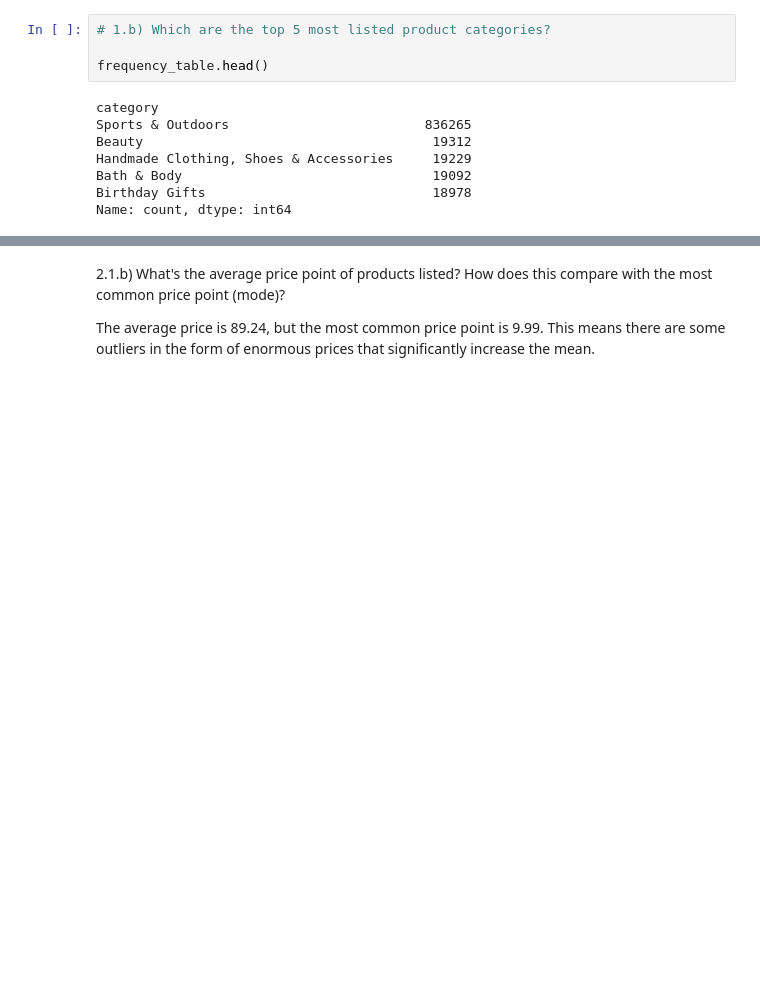
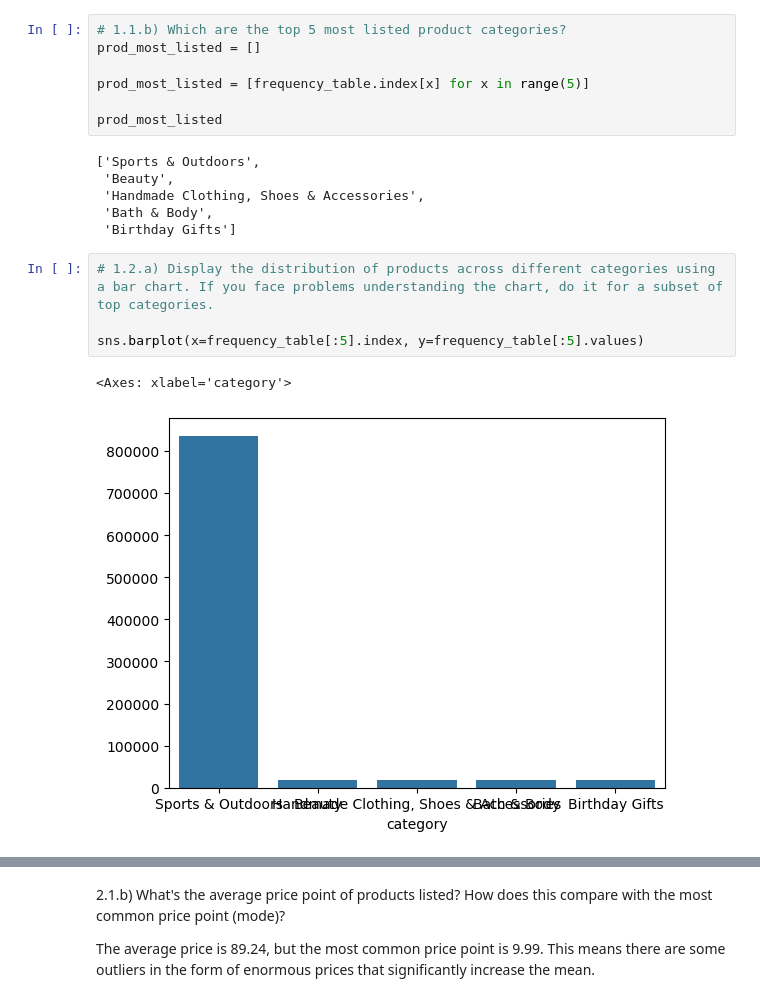
Before and after one commit to ivanalonsom/lab-eda-univariate, a Jupyter notebook: main.ipynb, the cells around one changed output, grey strips where cells are left out. Cells and saved outputs as stored; diff of their text form; blank space fills up the shorter version.

```diff
--- a/main.ipynb
+++ b/main.ipynb
@@ -48,12 +55,20 @@ Name: count, Length: 296, dtype: int64
 # %%
-# 1.b) Which are the top 5 most listed product categories?
+# 1.1.b) Which are the top 5 most listed product categories?
+prod_most_listed = []
 
-frequency_table.head()
+prod_most_listed = [frequency_table.index[x] for x in range(5)]
+
+prod_most_listed
 # %% [output]
-category
-Sports & Outdoors                         836265
-Beauty                                     19312
-Handmade Clothing, Shoes & Accessories     19229
-Bath & Body                                19092
-Birthday Gifts                             18978
-Name: count, dtype: int64
+['Sports & Outdoors',
+ 'Beauty',
+ 'Handmade Clothing, Shoes & Accessories',
+ 'Bath & Body',
+ 'Birthday Gifts']
+# %%
+# 1.2.a) Display the distribution of products across different categories using a bar chart. If you face problems understanding the chart, do it for a subset of top categories.
+
+sns.barplot(x=frequency_table[:5].index, y=frequency_table[:5].values)
+# %% [output]
+<Axes: xlabel='category'>
+[figure, added]
```
Also changed, not shown: parts of 11 cells of this notebook.
